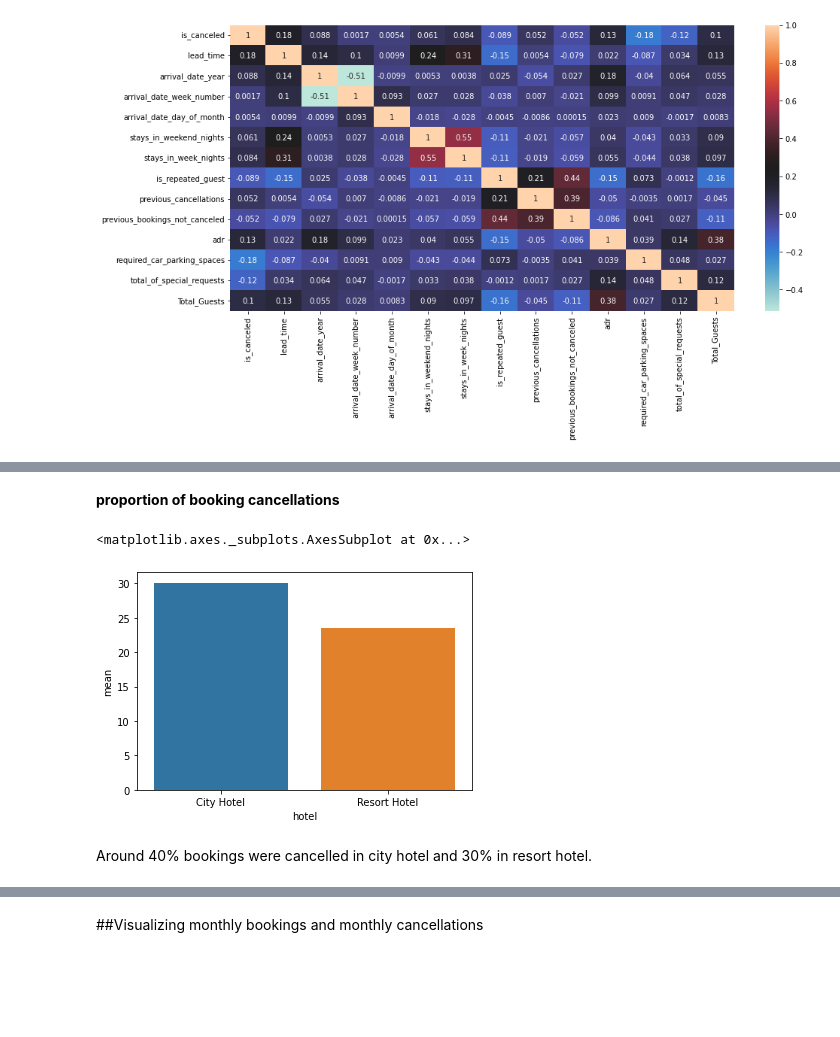
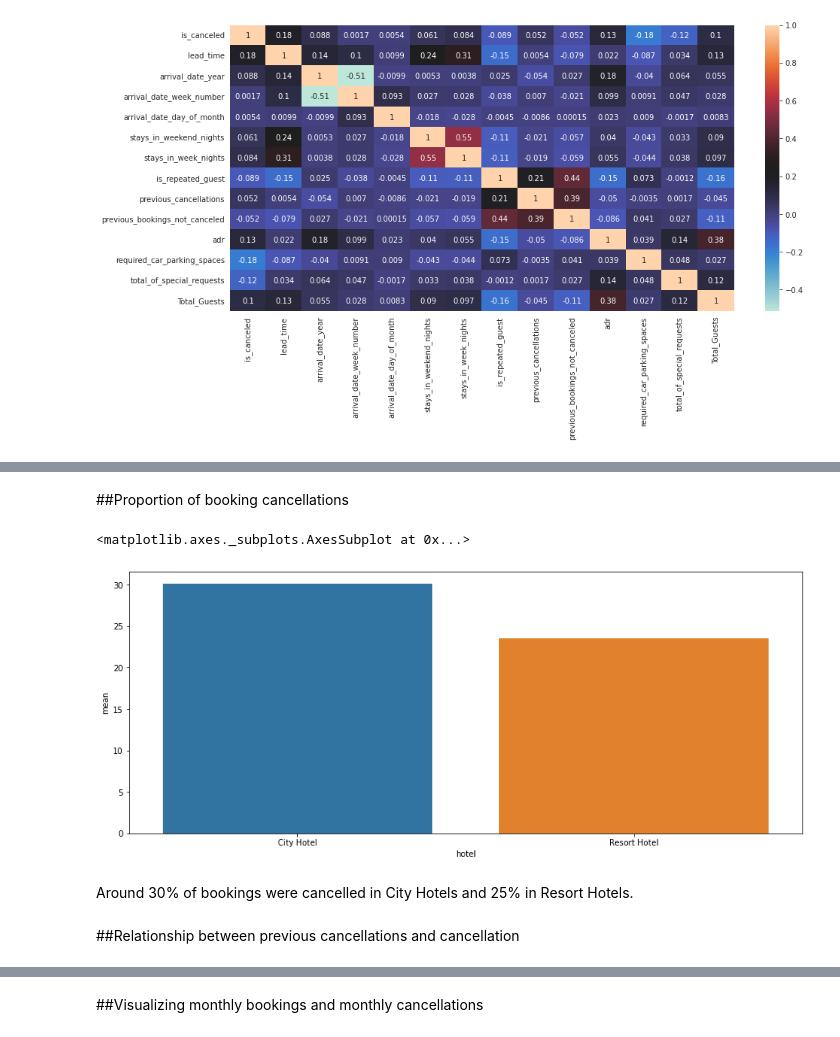
Before and after one commit to varsha-rani-15/Exploratory-Data-Analysis-Capstone, a Jupyter notebook: Hotel_Booking_Analysis_Capstone_Project.ipynb, the cells around one changed output, grey strips where cells are left out. Cells and saved outputs as stored; diff of their text form; code cells hidden in the pictures; blank space fills up the shorter version.

```diff
--- a/Hotel_Booking_Analysis_Capstone_Project.ipynb
+++ b/Hotel_Booking_Analysis_Capstone_Project.ipynb
@@ -268,11 +288,14 @@ for p in ax.patches:
 # %% [markdown]
-**proportion of booking cancellations**
+##Proportion of booking cancellations
 # %%
+# plot proportion of booking cancellations
+plt.figure(figsize=(15,6))
 a = bookings_df.groupby("hotel")['is_canceled'].describe()
-
 sns.barplot(x=a.index, y=a["mean"] * 100)
 # %% [output]
 <matplotlib.axes._subplots.AxesSubplot at 0x...>
-[figure, old version]
+[figure, new version]
 # %% [markdown]
-Around 40% bookings were cancelled in city hotel and 30% in resort hotel.
+Around 30%  of bookings were cancelled in City Hotels and 25% in Resort Hotels.
+# %% [markdown]
+##Relationship between previous cancellations and cancellation
```
Also changed, not shown: parts of 54 cells of this notebook.
